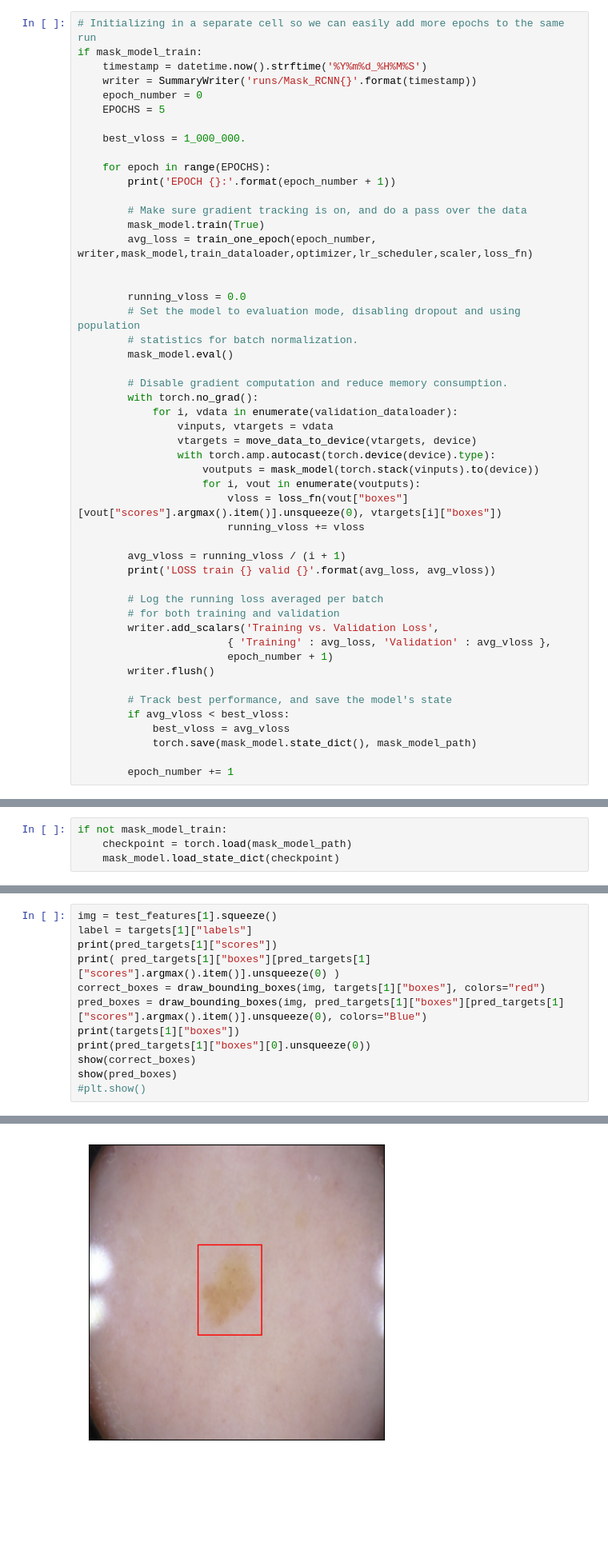
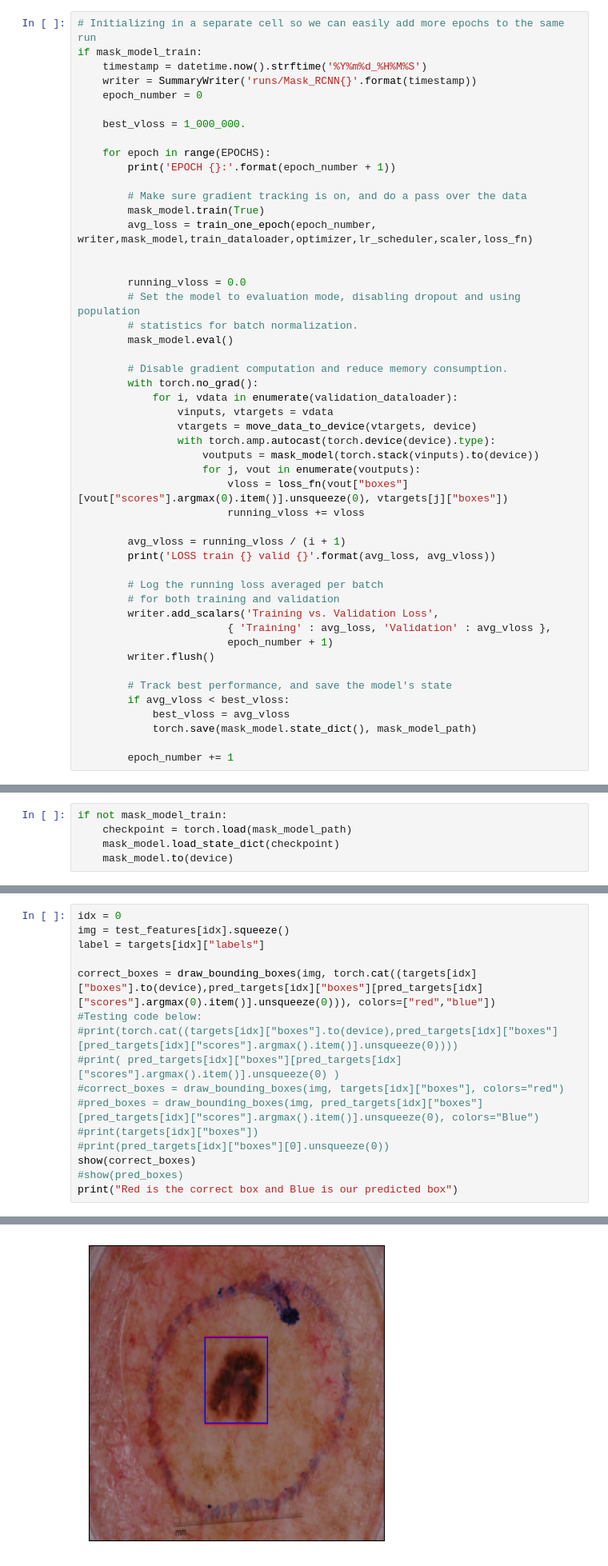
Before and after one commit to Jaco-bB-rown/ECE_284_MHD, a Jupyter notebook: Main.ipynb, the cells around one changed output, grey strips where cells are left out. Shown: that part at 80% size. Cells and saved outputs as stored; diff of their text form; blank space fills up the shorter version.

```diff
--- a/Main.ipynb
+++ b/Main.ipynb
@@ -175,7 +161,6 @@ if mask_model_train:
     timestamp = datetime.now().strftime('%Y%m%d_%H%M%S')
     writer = SummaryWriter('runs/Mask_RCNN{}'.format(timestamp))
     epoch_number = 0
-    EPOCHS = 5
 
     best_vloss = 1_000_000.
 
@@ -199,8 +184,8 @@ if mask_model_train:
                 vtargets = move_data_to_device(vtargets, device)
                 with torch.amp.autocast(torch.device(device).type):
                     voutputs = mask_model(torch.stack(vinputs).to(device))
-                    for i, vout in enumerate(voutputs):
-                        vloss = loss_fn(vout["boxes"][vout["scores"].argmax().item()].unsqueeze(0), vtargets[i]["boxes"])
+                    for j, vout in enumerate(voutputs):
+                        vloss = loss_fn(vout["boxes"][vout["scores"].argmax(0).item()].unsqueeze(0), vtargets[j]["boxes"])
                         running_vloss += vloss
 
         avg_vloss = running_vloss / (i + 1)
@@ -246,6 +210,7 @@ Here we can load our lowest loss model that we trained:
 if not mask_model_train:
     checkpoint = torch.load(mask_model_path)
     mask_model.load_state_dict(checkpoint)
+    mask_model.to(device)
 # %% [markdown]
 Now we can load a picture and show the correct and predicted bounding boxes
 # %%
@@ -264,15 +229,19 @@ with torch.amp.autocast(torch.device(device).type):
     pred_targets = mask_model(torch.stack(test_features).to(device))
 #plt.imshow(img, cmap="rgb")
 # %%
-img = test_features[1].squeeze()
-label = targets[1]["labels"]
-print(pred_targets[1]["scores"])
-print( pred_targets[1]["boxes"][pred_targets[1]["scores"].argmax().item()].unsqueeze(0) )
-correct_boxes = draw_bounding_boxes(img, targets[1]["boxes"], colors="red")
-pred_boxes = draw_bounding_boxes(img, pred_targets[1]["boxes"][pred_targets[1]["scores"].argmax().item()].unsqueeze(0), colors="Blue")
-print(targets[1]["boxes"])
-print(pred_targets[1]["boxes"][0].unsqueeze(0))
+idx = 0
+img = test_features[idx].squeeze()
+label = targets[idx]["labels"]
+
+correct_boxes = draw_bounding_boxes(img, torch.cat((targets[idx]["boxes"].to(device),pred_targets[idx]["boxes"][pred_targets[idx]["scores"].argmax(0).item()].unsqueeze(0))), colors=["red","blue"])
+#Testing code below:
+#print(torch.cat((targets[idx]["boxes"].to(device),pred_targets[idx]["boxes"][pred_targets[idx]["scores"].argmax().item()].unsqueeze(0))))
+#print( pred_targets[idx]["boxes"][pred_targets[idx]["scores"].argmax().item()].unsqueeze(0) )
+#correct_boxes = draw_bounding_boxes(img, targets[idx]["boxes"], colors="red")
+#pred_boxes = draw_bounding_boxes(img, pred_targets[idx]["boxes"][pred_targets[idx]["scores"].argmax().item()].unsqueeze(0), colors="Blue")
+#print(targets[idx]["boxes"])
+#print(pred_targets[idx]["boxes"][0].unsqueeze(0))
 show(correct_boxes)
-show(pred_boxes)
-#plt.show()
+#show(pred_boxes)
+print("Red is the correct box and Blue is our predicted box")
 # %% [output]
@@ -296 +249 @@ tensor([[ 94.5416, 182.9090, 151.5384, 215.1710]], device='cuda:0',
-[figure, old version]
+[figure, new version]
```
Also changed, not shown: parts of 6 cells of this notebook.
